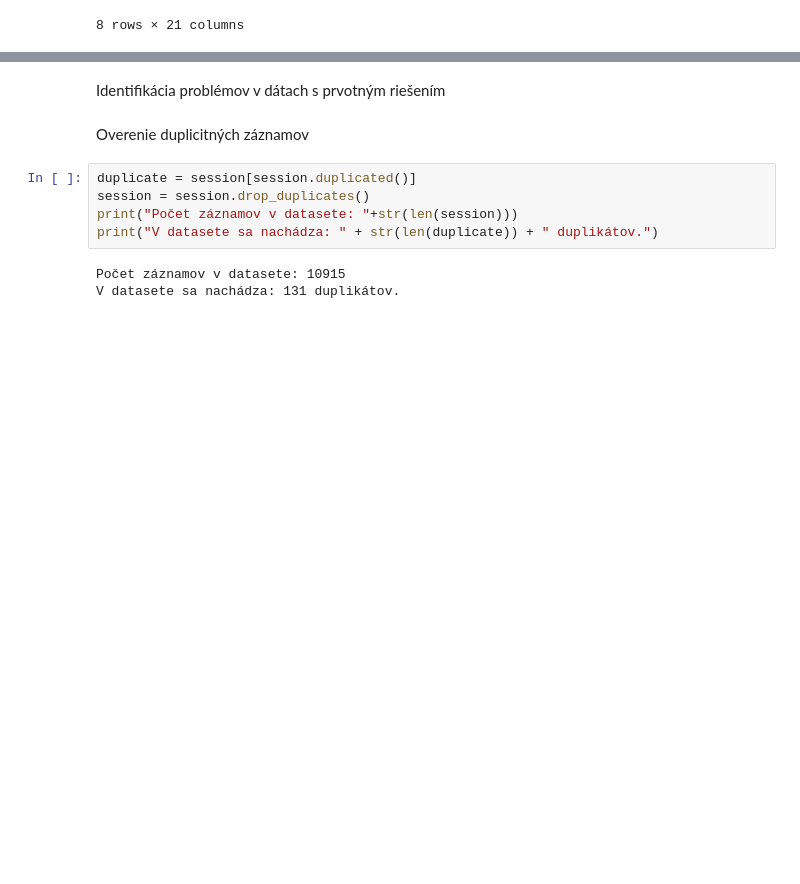
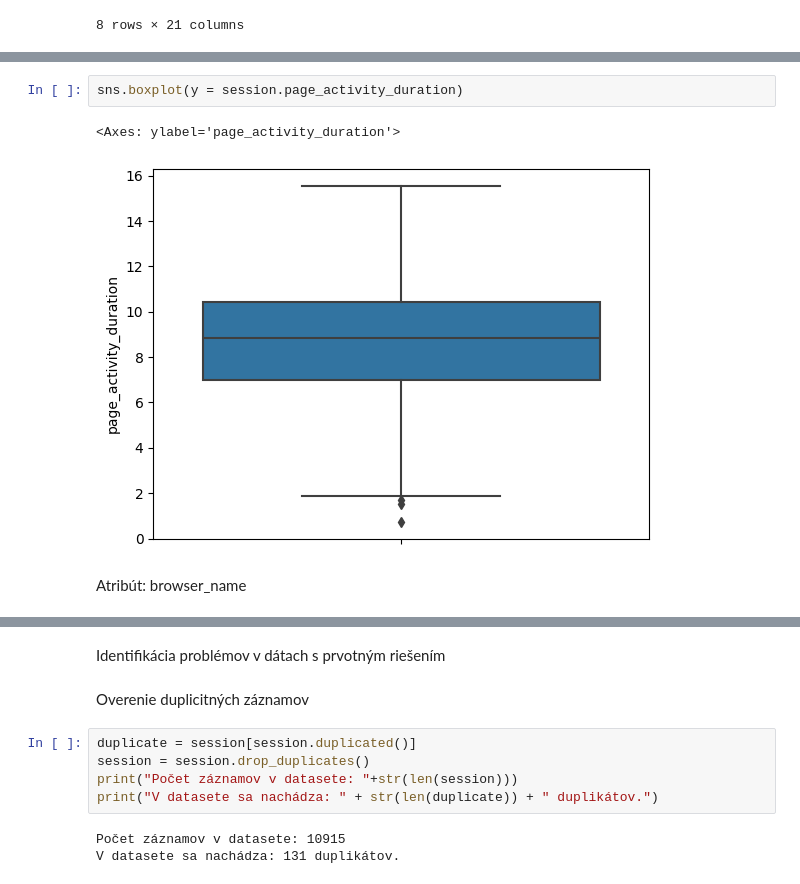
Before and after one commit to LukasLovas/IAU_Project_LL_DL, a Jupyter notebook: zadanie_1_časť.ipynb, the cells around one changed output, grey strips where cells are left out. Saved outputs shown, nothing was run; the diff lists cells and outputs as text; blank space fills up the shorter version.

```diff
--- a/zadanie_1_časť.ipynb
+++ b/zadanie_1_časť.ipynb
@@ -144,0 +267,7 @@ session.describe()
+# %%
+sns.boxplot(y = session.page_activity_duration)
+# %% [output]
+<Axes: ylabel='page_activity_duration'>
+[figure, added]
+# %% [markdown]
+Atribút: browser_name
```
Also changed, not shown: parts of 41 cells of this notebook.
